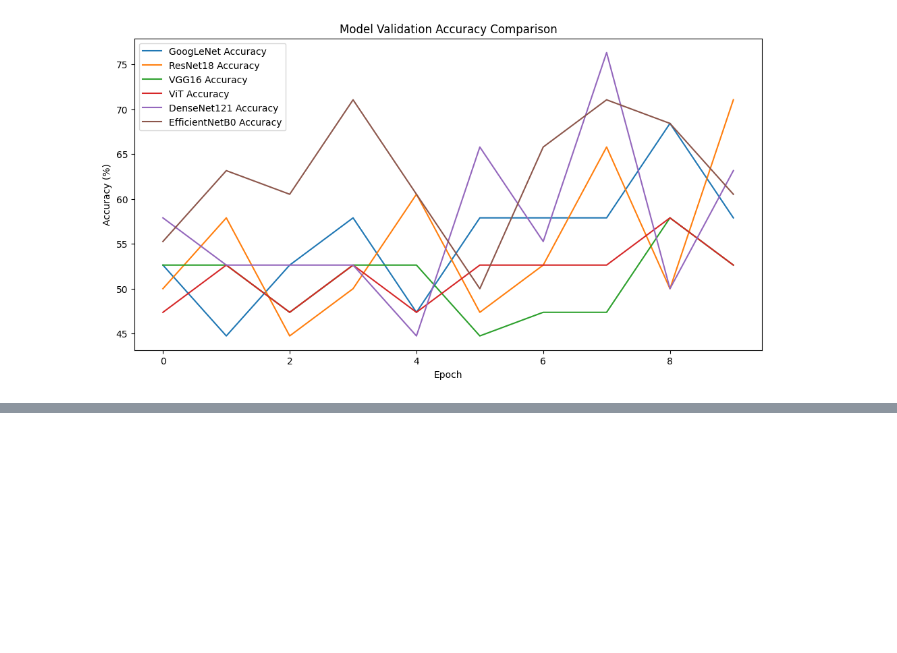
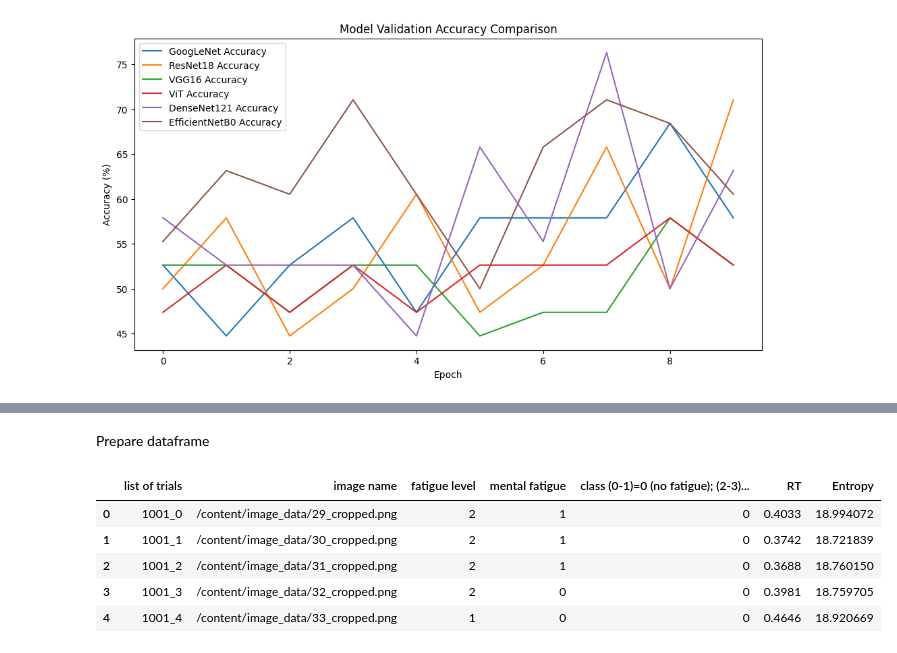
Before and after one commit to Aliarcher/Computer-Vision, a Jupyter notebook: Classification/Fatigue_not_Fatigue_classification.ipynb, the cells around one changed output, grey strips where cells are left out. Saved outputs shown, nothing was run; the diff lists cells and outputs as text; code cells hidden in the pictures; blank space fills up the shorter version.

```diff
--- a/Classification/Fatigue_not_Fatigue_classification.ipynb
+++ b/Classification/Fatigue_not_Fatigue_classification.ipynb
@@ -220,0 +238,17 @@ EfficientNetB0 - Epoch [10/10], Loss: 0.2761, Val Accuracy: 60.53%
+# %% [markdown]
+Prepare dataframe
+# %%
+import tqdm
+import os
+
+for idx, row in tqdm.tqdm(df.iterrows(), total=len(df)):
+    df.at[idx, 'image name'] = os.path.join('/content/image_data', row['image name']) + '.png'
+
+df.head()
+# %% [output]
+|  | list of trials | image name | fatigue level | mental fatigue | class (0-1)=0 (no fatigue); (2-3)... | RT | Entropy |
+| 0 | 1001_0 | /content/image_data/29_cropped.png | 2 | 1 | 0 | 0.4033 | 18.994072 |
+| 1 | 1001_1 | /content/image_data/30_cropped.png | 2 | 1 | 0 | 0.3742 | 18.721839 |
+| 2 | 1001_2 | /content/image_data/31_cropped.png | 2 | 1 | 0 | 0.3688 | 18.760150 |
+| 3 | 1001_3 | /content/image_data/32_cropped.png | 2 | 0 | 0 | 0.3981 | 18.759705 |
+| 4 | 1001_4 | /content/image_data/33_cropped.png | 1 | 0 | 0 | 0.4646 | 18.920669 |
```
Also changed, not shown: parts of 22 cells of this notebook.
